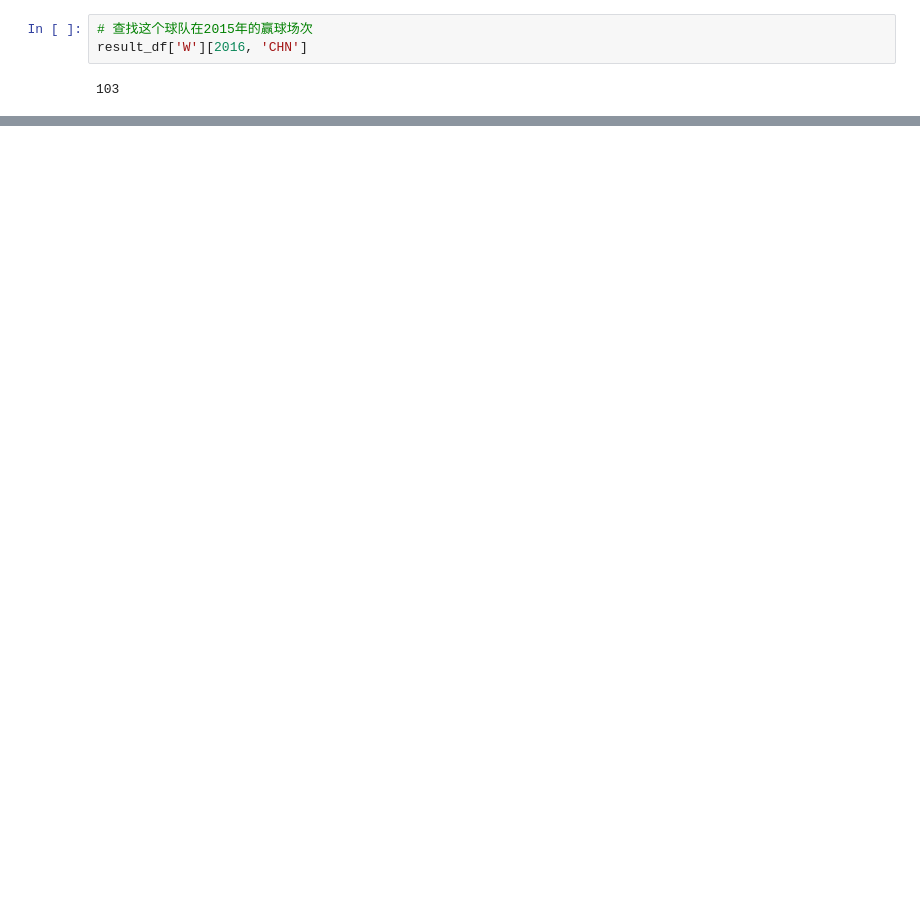
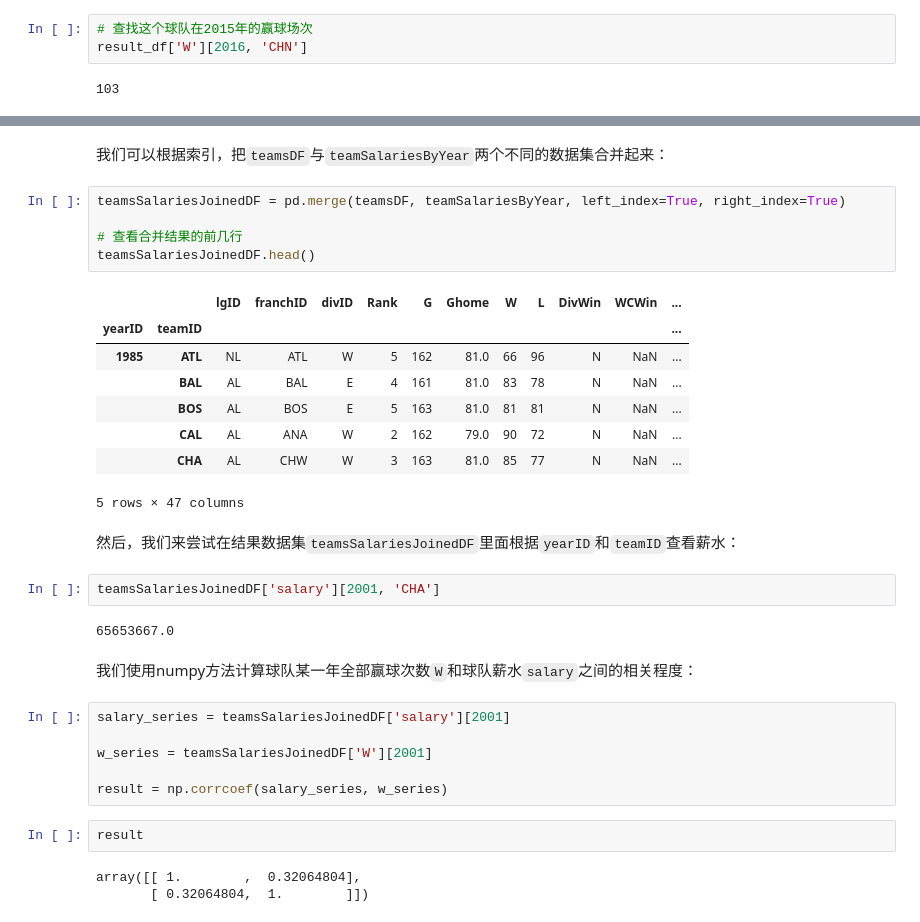
Before and after one commit to sunrise2075/ud-ml-basics-p4-dataset-investigation, a Jupyter notebook: data-report.ipynb, the cells around one changed output, grey strips where cells are left out. Saved outputs shown, nothing was run; the diff lists cells and outputs as text; blank space fills up the shorter version.

```diff
--- a/data-report.ipynb
+++ b/data-report.ipynb
@@ -320,0 +321,35 @@ result_df['W'][2016, 'CHN']
+# %% [markdown]
+我们可以根据索引，把`teamsDF`与`teamSalariesByYear`两个不同的数据集合并起来：
+# %%
+teamsSalariesJoinedDF = pd.merge(teamsDF, teamSalariesByYear, left_index=True, right_index=True)
+
+# 查看合并结果的前几行
+teamsSalariesJoinedDF.head()
+# %% [output]
+|  |  | lgID | franchID | divID | Rank | G | Ghome | W | L | DivWin | WCWin | ... |
+| yearID | teamID |  |  |  |  |  |  |  |  |  |  | ... |
+| 1985 | ATL | NL | ATL | W | 5 | 162 | 81.0 | 66 | 96 | N | NaN | ... |
+|  | BAL | AL | BAL | E | 4 | 161 | 81.0 | 83 | 78 | N | NaN | ... |
+|  | BOS | AL | BOS | E | 5 | 163 | 81.0 | 81 | 81 | N | NaN | ... |
+|  | CAL | AL | ANA | W | 2 | 162 | 79.0 | 90 | 72 | N | NaN | ... |
+|  | CHA | AL | CHW | W | 3 | 163 | 81.0 | 85 | 77 | N | NaN | ... |
+5 rows × 47 columns
+# %% [markdown]
+然后，我们来尝试在结果数据集`teamsSalariesJoinedDF`里面根据`yearID`和`teamID`查看薪水：
+# %%
+teamsSalariesJoinedDF['salary'][2001, 'CHA']
+# %% [output]
+65653667.0
+# %% [markdown]
+我们使用numpy方法计算球队某一年全部赢球次数`W`和球队薪水`salary`之间的相关程度：
+# %%
+salary_series = teamsSalariesJoinedDF['salary'][2001]
+
+w_series = teamsSalariesJoinedDF['W'][2001]
+
+result = np.corrcoef(salary_series, w_series)
+# %%
+result
+# %% [output]
+array([[ 1.        ,  0.32064804],
+       [ 0.32064804,  1.        ]])
```
Also changed, not shown: parts of 7 cells of this notebook.
